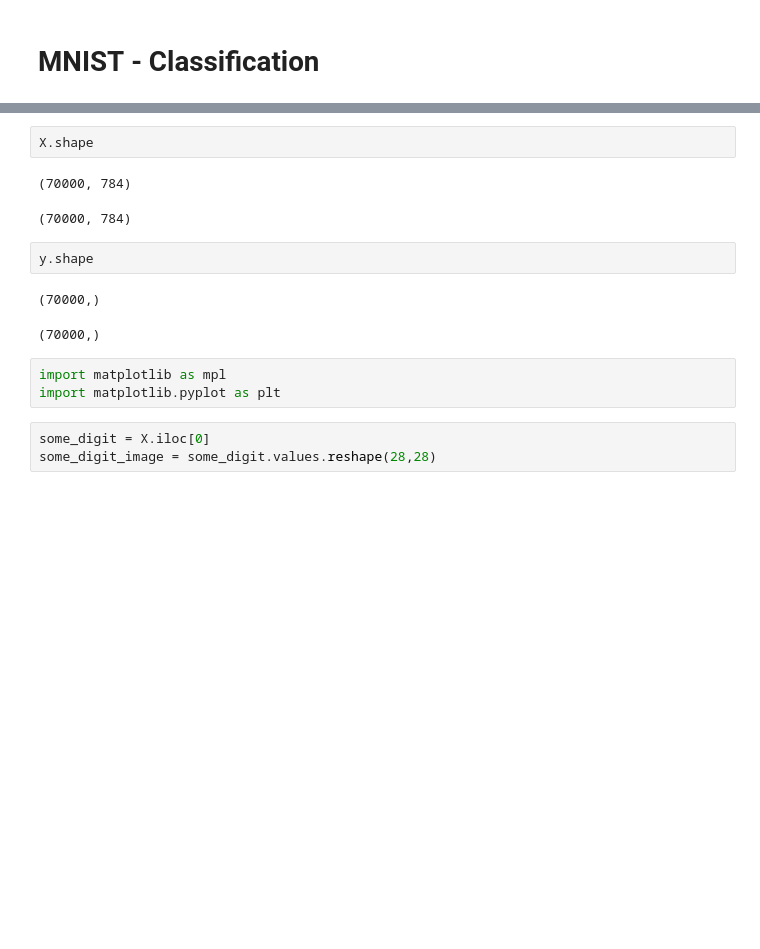
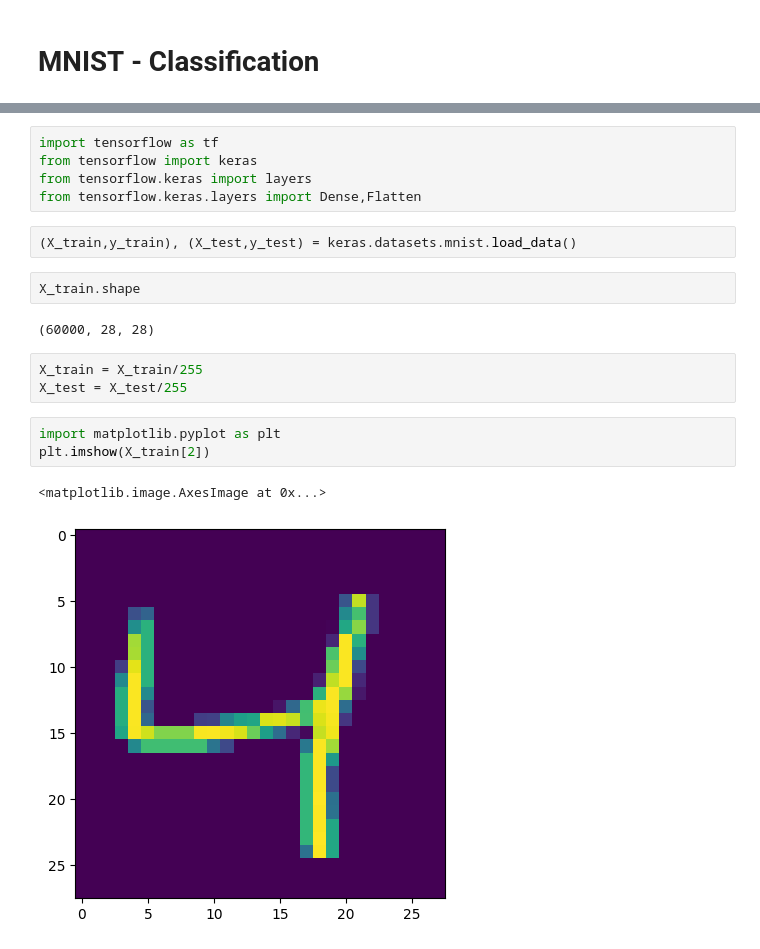
Before and after one commit to Killian091/Machine_Learning, a Jupyter notebook: MNIST.ipynb, the cells around one changed output, grey strips where cells are left out. Saved outputs shown, nothing was run; the diff lists cells and outputs as text; blank space fills up the shorter version.

```diff
--- a/MNIST.ipynb
+++ b/MNIST.ipynb
@@ -14,16 +5,20 @@ X,y = mnist['data'], mnist['target']
+# %%
+import tensorflow as tf
+from tensorflow import keras
+from tensorflow.keras import layers
+from tensorflow.keras.layers import Dense,Flatten
+# %%
+(X_train,y_train), (X_test,y_test) = keras.datasets.mnist.load_data()
 # %%
-X.shape
+X_train.shape
 # %% [output]
-(70000, 784)
+(60000, 28, 28)
-(70000, 784)
-# %%
-y.shape
-# %% [output]
-(70000,)
-(70000,)
+# %%
+X_train = X_train/255
+X_test = X_test/255
 # %%
-import matplotlib as mpl
 import matplotlib.pyplot as plt
+plt.imshow(X_train[2])
+# %% [output]
+<matplotlib.image.AxesImage at 0x...>
+[figure, added]
-# %%
-some_digit = X.iloc[0]
-some_digit_image = some_digit.values.reshape(28,28)
```
Also changed, not shown: parts of 18 cells of this notebook.
